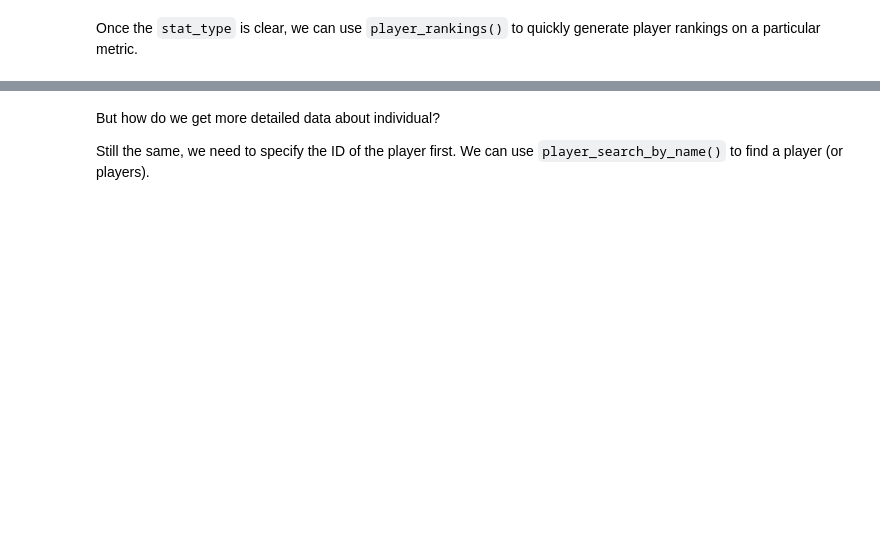
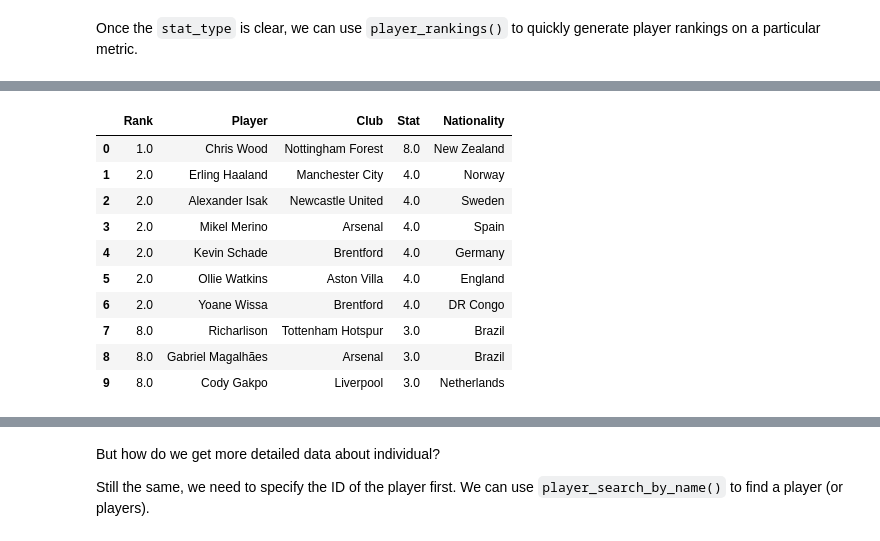
Before and after one commit to zhouyuyang-joey/English-Premier-League-Data-API, a Jupyter notebook: examples.ipynb, the cells around one changed output, grey strips where cells are left out. Saved outputs shown, nothing was run; the diff lists cells and outputs as text; code cells hidden in the pictures; blank space fills up the shorter version.

```diff
--- a/examples.ipynb
+++ b/examples.ipynb
@@ -192,4 +285,16 @@ goals_ranking.head(10)
 # %%
-big_chance_created = epl.player_rankings("att_hd_goal", season_id, output="df")
+big_chance_created = epl.get_player_rankings("att_hd_goal", season_24_25, output="df")
 big_chance_created.head(10)
+# %% [output]
+|  | Rank | Player | Club | Stat | Nationality |
+| 0 | 1.0 | Chris Wood | Nottingham Forest | 8.0 | New Zealand |
+| 1 | 2.0 | Erling Haaland | Manchester City | 4.0 | Norway |
+| 2 | 2.0 | Alexander Isak | Newcastle United | 4.0 | Sweden |
+| 3 | 2.0 | Mikel Merino | Arsenal | 4.0 | Spain |
+| 4 | 2.0 | Kevin Schade | Brentford | 4.0 | Germany |
+| 5 | 2.0 | Ollie Watkins | Aston Villa | 4.0 | England |
+| 6 | 2.0 | Yoane Wissa | Brentford | 4.0 | DR Congo |
+| 7 | 8.0 | Richarlison | Tottenham Hotspur | 3.0 | Brazil |
+| 8 | 8.0 | Gabriel Magalhães | Arsenal | 3.0 | Brazil |
+| 9 | 8.0 | Cody Gakpo | Liverpool | 3.0 | Netherlands |
 # %%
```
Also changed, not shown: parts of 22 cells of this notebook.
